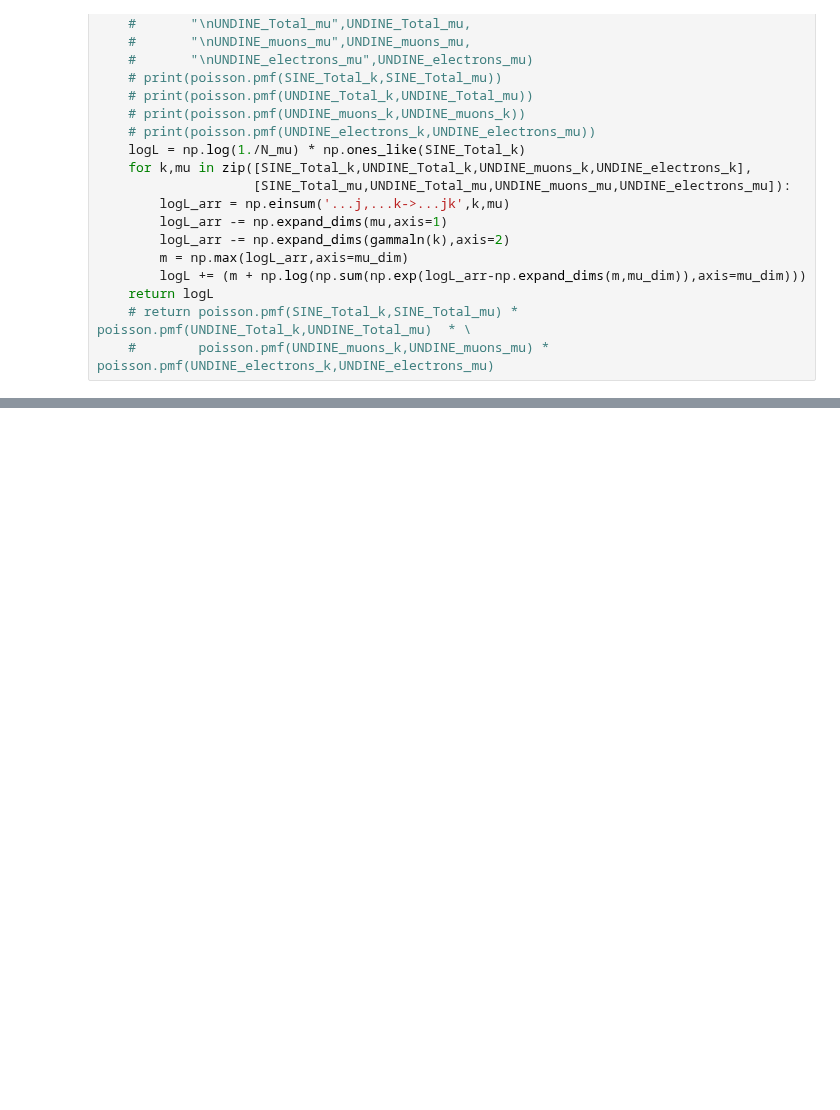
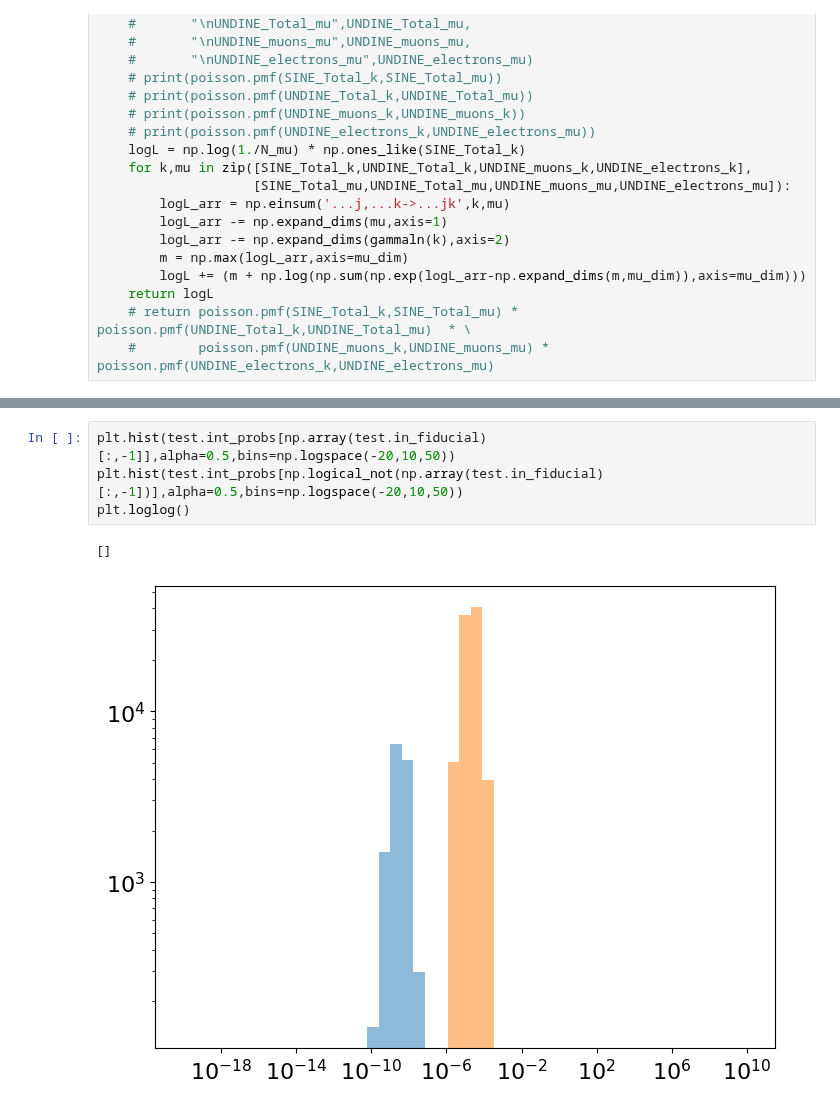
Before and after one commit to nickkamp1/Lake_Geneva_Neutrinos, a Jupyter notebook: SIREN_Analysis.ipynb, the cells around one changed output, grey strips where cells are left out. Drawn from its saved outputs; the diff is of its cells as text; blank space fills up the shorter version.

```diff
--- a/SIREN_Analysis.ipynb
+++ b/SIREN_Analysis.ipynb
@@ -922,0 +1071,7 @@ PYTHIA8 MS
+# %%
+plt.hist(test.int_probs[np.array(test.in_fiducial)[:,-1]],alpha=0.5,bins=np.logspace(-20,10,50))
+plt.hist(test.int_probs[np.logical_not(np.array(test.in_fiducial)[:,-1])],alpha=0.5,bins=np.logspace(-20,10,50))
+plt.loglog()
+# %% [output]
+[]
+[figure, added]
```
Also changed, not shown: parts of 14 cells of this notebook, 18 other files.
